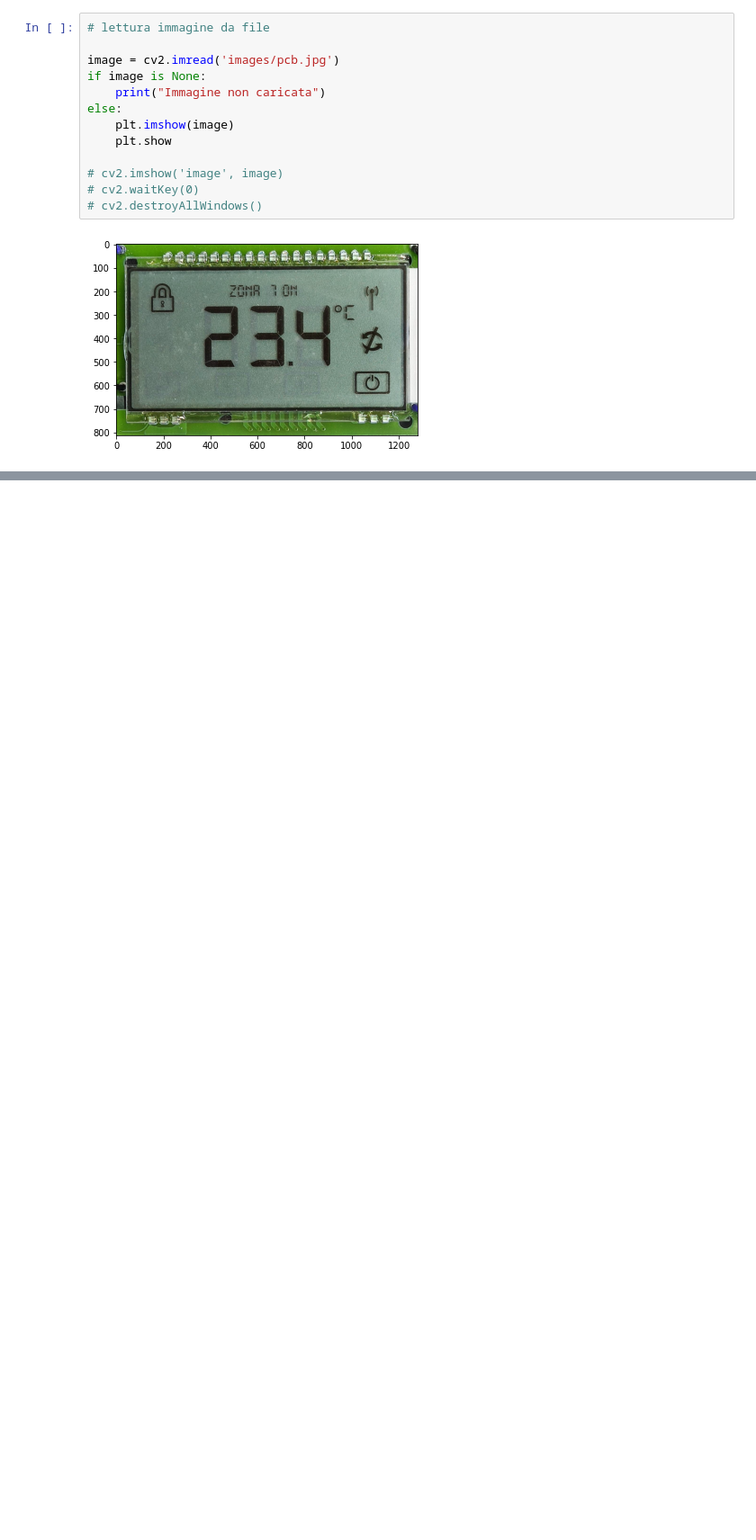
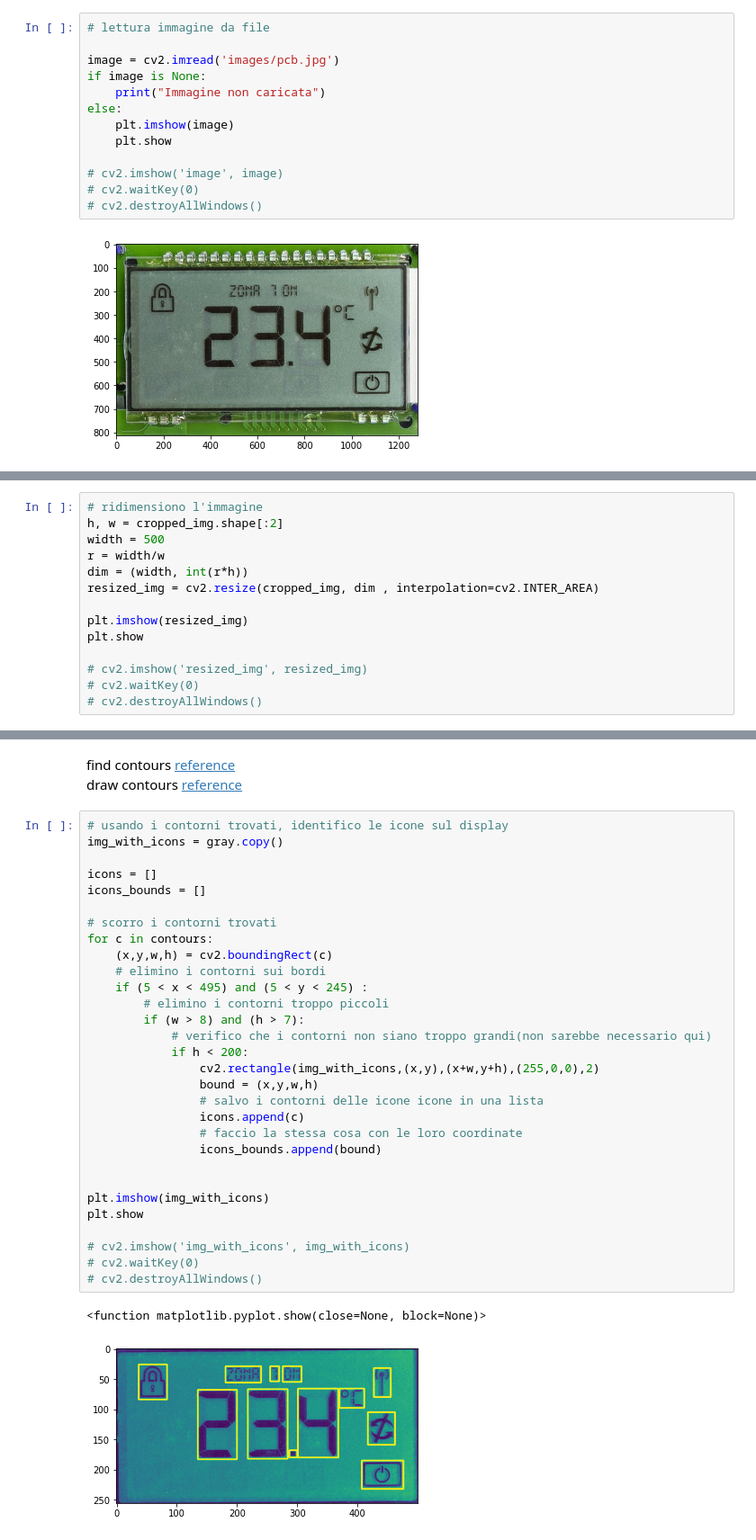
Before and after one commit to TancrediZini/2022-06-15_TM_progetto, a Jupyter notebook: main.ipynb, the cells around one changed output, grey strips where cells are left out. Shown at 90% size. Saved outputs shown, nothing was run; the diff lists cells and outputs as text; blank space fills up the shorter version.

```diff
--- a/main.ipynb
+++ b/main.ipynb
@@ -313,0 +73,14 @@ plt.show
+# %%
+# ridimensiono l'immagine
+h, w = cropped_img.shape[:2]
+width = 500
+r = width/w
+dim = (width, int(r*h))
+resized_img = cv2.resize(cropped_img, dim , interpolation=cv2.INTER_AREA)
+
+plt.imshow(resized_img)
+plt.show
+
+# cv2.imshow('resized_img', resized_img)
+# cv2.waitKey(0)
+# cv2.destroyAllWindows()
@@ -313,0 +175,36 @@ plt.show
+# %% [markdown]
+find contours [reference](https://docs.opencv.org/4.6.0/d3/dc0/group__imgproc__shape.html#gadf1ad6a0b82947fa1fe3c3d497f260e0)
+draw contours [reference](https://docs.opencv.org/4.6.0/d6/d6e/group__imgproc__draw.html#ga746c0625f1781f1ffc9056259103edbc)
+# %%
+# usando i contorni trovati, identifico le icone sul display
+img_with_icons = gray.copy()
+
+icons = []
+icons_bounds = []
+
+# scorro i contorni trovati
+for c in contours:
+    (x,y,w,h) = cv2.boundingRect(c)
+    # elimino i contorni sui bordi
+    if (5 < x < 495) and (5 < y < 245) :
+        # elimino i contorni troppo piccoli
+        if (w > 8) and (h > 7):
+            # verifico che i contorni non siano troppo grandi(non sarebbe necessario qui)
+            if h < 200:
+                cv2.rectangle(img_with_icons,(x,y),(x+w,y+h),(255,0,0),2)
+                bound = (x,y,w,h)
+                # salvo i contorni delle icone icone in una lista
+                icons.append(c)
+                # faccio la stessa cosa con le loro coordinate
+                icons_bounds.append(bound)
+
+
+plt.imshow(img_with_icons)
+plt.show
+
+# cv2.imshow('img_with_icons', img_with_icons)
+# cv2.waitKey(0)
+# cv2.destroyAllWindows()
+# %% [output]
+<function matplotlib.pyplot.show(close=None, block=None)>
+[figure, added]
```
Also changed, not shown: parts of 49 cells of this notebook, 1 other file.
